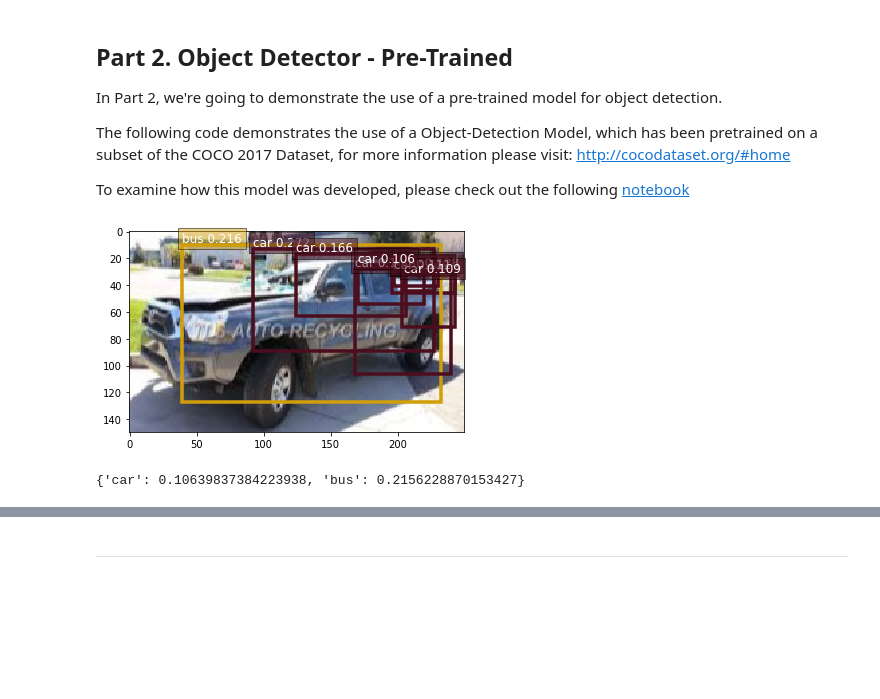
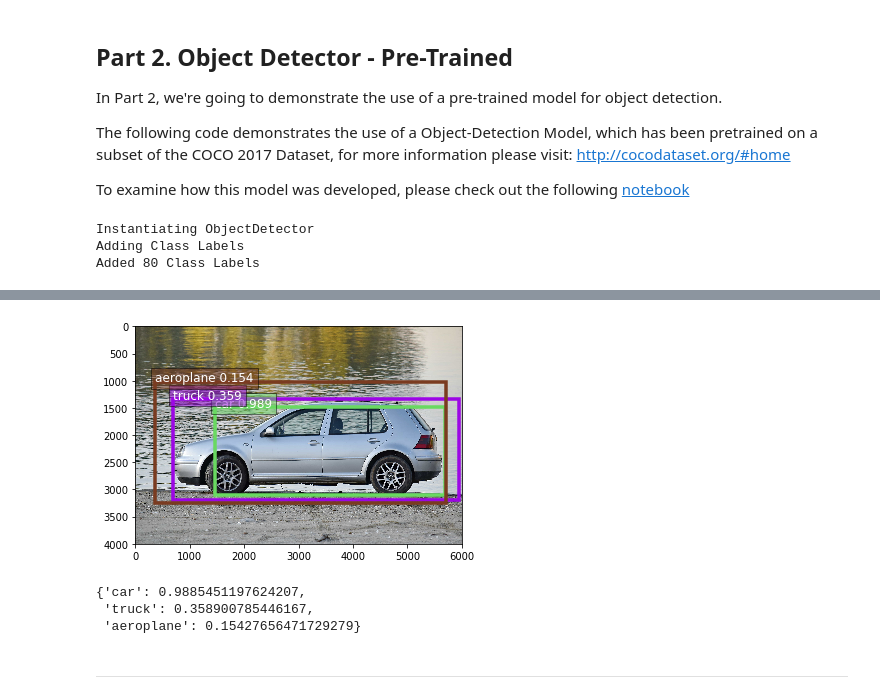
Before and after one commit to raminetinati/Car-Damage-Detector, a Jupyter notebook: Model-2-Car-Damage-Detector/Model-2-Car-Damage-Detection.ipynb, the cells around one changed output, grey strips where cells are left out. Cells and saved outputs as stored; diff of their text form; code cells hidden in the pictures; blank space fills up the shorter version.

```diff
--- a/Model-2-Car-Damage-Detector/Model-2-Car-Damage-Detection.ipynb
+++ b/Model-2-Car-Damage-Detector/Model-2-Car-Damage-Detection.ipynb
@@ -595,9 +571,13 @@ To examine how this model was developed, please check out the following [noteboo
 from objectdetector import ObjectDetector
 # %%
 #Create a new ObjectDetector Object, and specify the endpoint name (this is name that is visbile in the AWS Console)
-od = ObjectDetector('object-detection-2020-01-30-07-10-53-209')
+od = ObjectDetector('object-detection-2020-03-06-04-04-36-981')
+# %% [output]
+Instantiating ObjectDetector
+Adding Class Labels
+Added 80 Class Labels
-# %%
-od.visualize_detection(bucket_name, manifest_train, thresh=0.1)
-# %% [output]
-[figure, removed]
-{'car': 0.10639837384223938, 'bus': 0.2156228870153427}
+# %%
+image_url = 'https://pixnio.com/free-images/2019/10/02/2019-10-02-10-31-07.jpg'
+image_local_path = od.download_image(image_url, to_save_filename='test-image.jpg')
+od.visualize_detection(image_local_path, 0.1)
+# %% [output]
@@ -604,3 +586,7 @@ od.visualize_detection(bucket_name, manifest_train, thresh=0.1)
+[figure, added]
+{'car': 0.9885451197624207,
+ 'truck': 0.358900785446167,
+ 'aeroplane': 0.15427656471729279}
 # %% [markdown]
 ---
 # %% [markdown]
```
Also changed, not shown: parts of 16 cells of this notebook.
